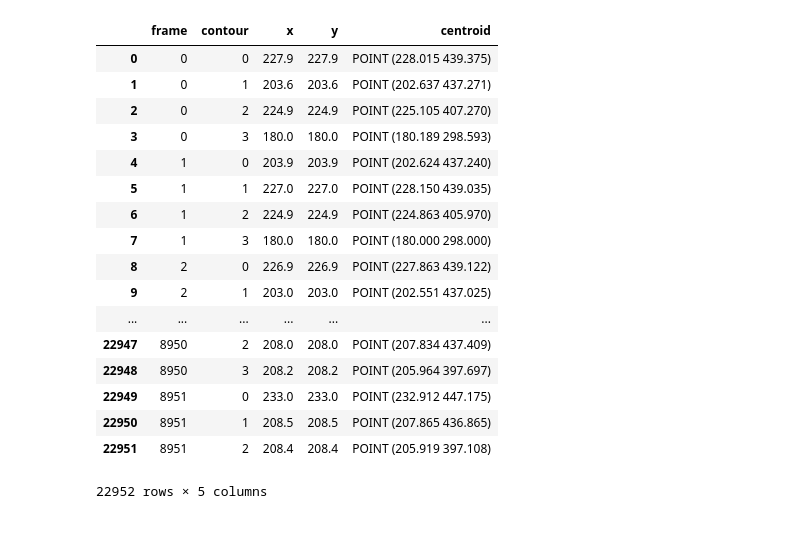
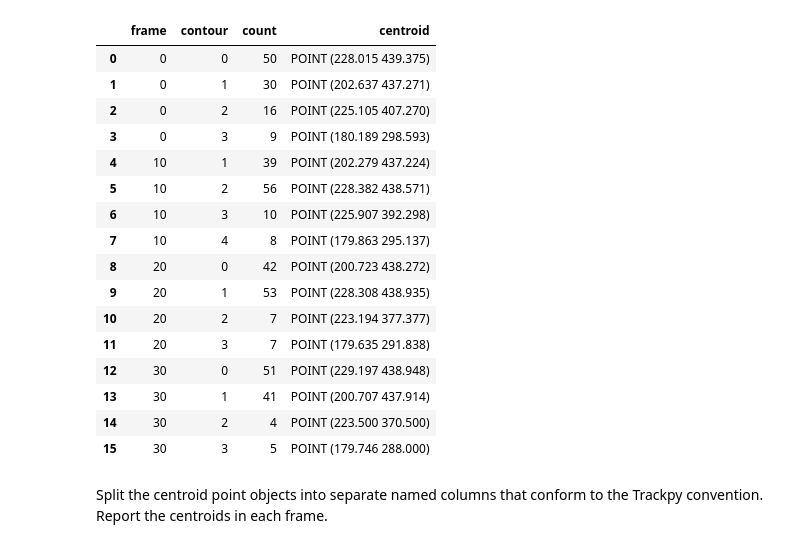
Before and after one commit to sourcery-ai-experiments/boilercv, a Jupyter notebook: docs/experiments/e230920_subcool/find_centers.ipynb, the cells around one changed output. Saved outputs shown, nothing was run; the diff lists cells and outputs as text; code cells hidden in the pictures.

Commit message:
Compare center-finding approaches

```diff
--- a/docs/experiments/e230920_subcool/find_centers.ipynb
+++ b/docs/experiments/e230920_subcool/find_centers.ipynb
@@ -44,0 +51,19 @@ Subcool = 1.03 K
+# %%
+WARM_PALETTE = colormaps["cet_glasbey_warm"]
+"""For plotting one approach."""
+
+COOL_PALETTE = colormaps["cet_glasbey_cool"]
+"""For plotting the other approach."""
+
+PATH_TIME = TIME.replace(":", "-")
+frames = slice(*FRAMES)
+
+filled_contours = scale_bool(
+    get_dataset(PATH_TIME, frame=frames, stage="filled")["video"]
+)
+contours_df = get_contours_df(PATH_TIME)
+composite_video = filled_contours.max("frame").values
+with bounded_ax(composite_video) as ax:
+    ax.imshow(~composite_video, alpha=0.4)
+
+HIDE
@@ -45,45 +119,43 @@ Subcool = 1.03 K
 # %%
-source_ds = get_dataset(PATH_TIME, stage="filled")
 contours = (
     DataFrame(columns=["xpx", "ypx"])
-    .assign(**get_contours_df(PATH_TIME))
+    .assign(**contours_df.loc[IndexSlice[frames, :], :])
     .rename(axis="columns", mapper=dict(xpx="x", ypx="y"))
     .reset_index()
     .assign(
         count=lambda df: df.groupby(["frame", "contour"], **GBC).x.transform("count")
     )
     .query("count > 3")
-    .drop(columns="count")
     .assign(geometry=lambda df: points_from_xy(df.x, df.y))
-    .groupby(["frame", "contour"], **GBC)  # type: ignore  # pyright 1.1.333
+    .groupby(["frame", "contour"], **GBC)
     .agg(
-        x=NamedAgg(column="x", aggfunc="mean"),
-        y=NamedAgg(column="x", aggfunc="mean"),
+        count=NamedAgg(column="count", aggfunc="first"),
         centroid=NamedAgg(
             column="geometry", aggfunc=lambda df: LinearRing(df).centroid
         ),
     )
 )
 contours
 # %% [output]
-|  | frame | contour | x | y | centroid |
-| 0 | 0 | 0 | 227.9 | 227.9 | POINT (228.015 439.375) |
-| 1 | 0 | 1 | 203.6 | 203.6 | POINT (202.637 437.271) |
-| 2 | 0 | 2 | 224.9 | 224.9 | POINT (225.105 407.270) |
-| 3 | 0 | 3 | 180.0 | 180.0 | POINT (180.189 298.593) |
-| 4 | 1 | 0 | 203.9 | 203.9 | POINT (202.624 437.240) |
-| 5 | 1 | 1 | 227.0 | 227.0 | POINT (228.150 439.035) |
-| 6 | 1 | 2 | 224.9 | 224.9 | POINT (224.863 405.970) |
-| 7 | 1 | 3 | 180.0 | 180.0 | POINT (180.000 298.000) |
-| 8 | 2 | 0 | 226.9 | 226.9 | POINT (227.863 439.122) |
-| 9 | 2 | 1 | 203.0 | 203.0 | POINT (202.551 437.025) |
-| ... | ... | ... | ... | ... | ... |
-| 22947 | 8950 | 2 | 208.0 | 208.0 | POINT (207.834 437.409) |
-| 22948 | 8950 | 3 | 208.2 | 208.2 | POINT (205.964 397.697) |
-| 22949 | 8951 | 0 | 233.0 | 233.0 | POINT (232.912 447.175) |
-| 22950 | 8951 | 1 | 208.5 | 208.5 | POINT (207.865 436.865) |
-| 22951 | 8951 | 2 | 208.4 | 208.4 | POINT (205.919 397.108) |
+|  | frame | contour | count | centroid |
+| 0 | 0 | 0 | 50 | POINT (228.015 439.375) |
+| 1 | 0 | 1 | 30 | POINT (202.637 437.271) |
+| 2 | 0 | 2 | 16 | POINT (225.105 407.270) |
+| 3 | 0 | 3 | 9 | POINT (180.189 298.593) |
+| 4 | 10 | 1 | 39 | POINT (202.279 437.224) |
+| 5 | 10 | 2 | 56 | POINT (228.382 438.571) |
+| 6 | 10 | 3 | 10 | POINT (225.907 392.298) |
+| 7 | 10 | 4 | 8 | POINT (179.863 295.137) |
+| 8 | 20 | 0 | 42 | POINT (200.723 438.272) |
+| 9 | 20 | 1 | 53 | POINT (228.308 438.935) |
+| 10 | 20 | 2 | 7 | POINT (223.194 377.377) |
+| 11 | 20 | 3 | 7 | POINT (179.635 291.838) |
+| 12 | 30 | 0 | 51 | POINT (229.197 438.948) |
+| 13 | 30 | 1 | 41 | POINT (200.707 437.914) |
+| 14 | 30 | 2 | 4 | POINT (223.500 370.500) |
+| 15 | 30 | 3 | 5 | POINT (179.746 288.000) |
-22952 rows × 5 columns
+# %% [markdown]
+Split the centroid point objects into separate named columns that conform to the Trackpy convention. Report the centroids in each frame.
 # %%
 centers = (
     GeoDataFrame(contours)
```
Also changed, not shown: parts of 17 cells of this notebook, 13 other files.
